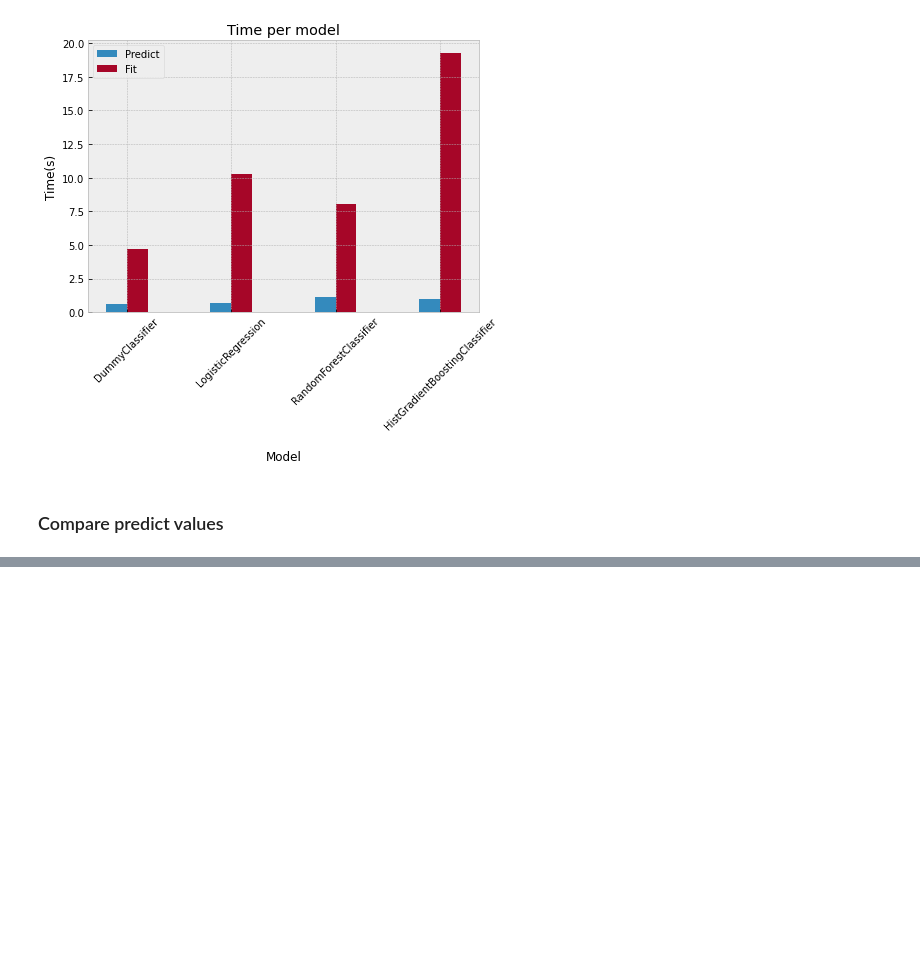
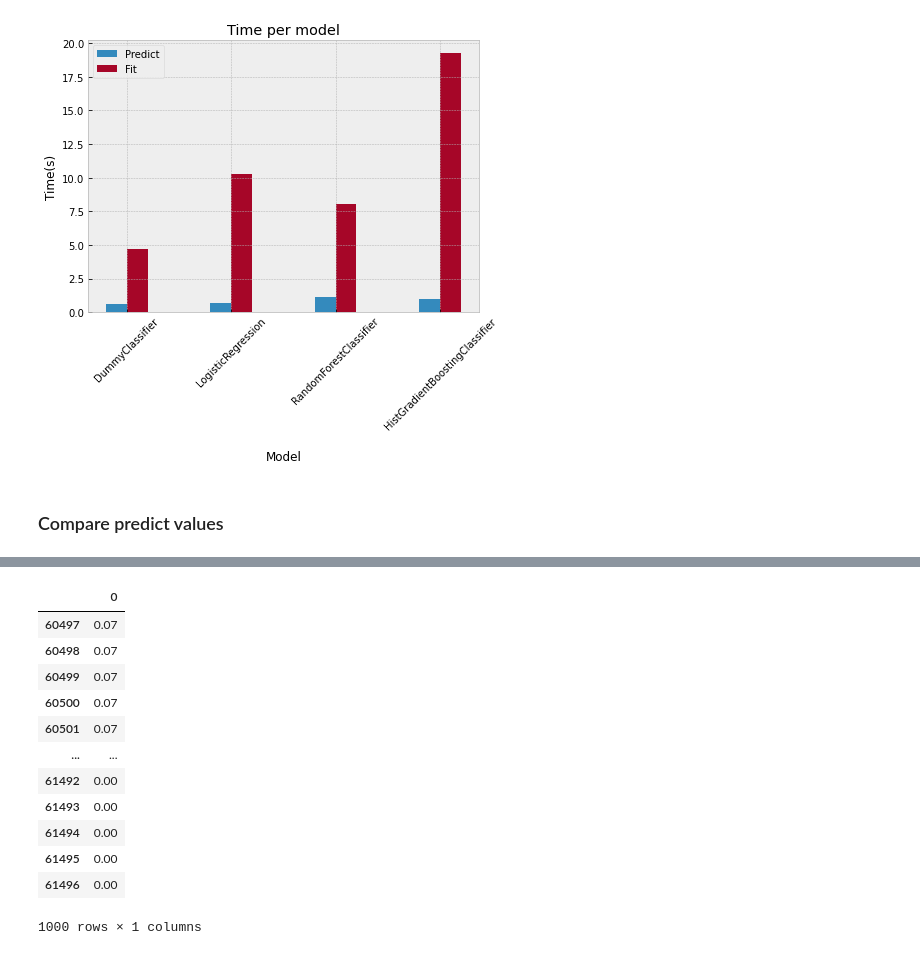
Before and after one commit to HuguesMAP/OC-P7-Impl-mentez-un-mod-le-de-scoring, a Jupyter notebook: Projet 7 - Implémentez un modèle de scoring - Modélisation.ipynb, the cells around one changed output, grey strips where cells are left out. Saved outputs shown, nothing was run; the diff lists cells and outputs as text; code cells hidden in the pictures; blank space fills up the shorter version.

```diff
--- a/Projet 7 - Implémentez un modèle de scoring - Modélisation.ipynb
+++ b/Projet 7 - Implémentez un modèle de scoring - Modélisation.ipynb
@@ -815,0 +829,16 @@ array([0.  , 0.01, 0.02, 0.03, 0.04, 0.05, 0.06, 0.07, 0.08, 0.09, 0.1 ,
+# %%
+pd.DataFrame(data=recall_rfc).tail(1000)
+# %% [output]
+|  | 0 |
+| 60497 | 0.07 |
+| 60498 | 0.07 |
+| 60499 | 0.07 |
+| 60500 | 0.07 |
+| 60501 | 0.07 |
+| ... | ... |
+| 61492 | 0.00 |
+| 61493 | 0.00 |
+| 61494 | 0.00 |
+| 61495 | 0.00 |
+| 61496 | 0.00 |
+1000 rows × 1 columns
```
Also changed, not shown: parts of 15 cells of this notebook.
